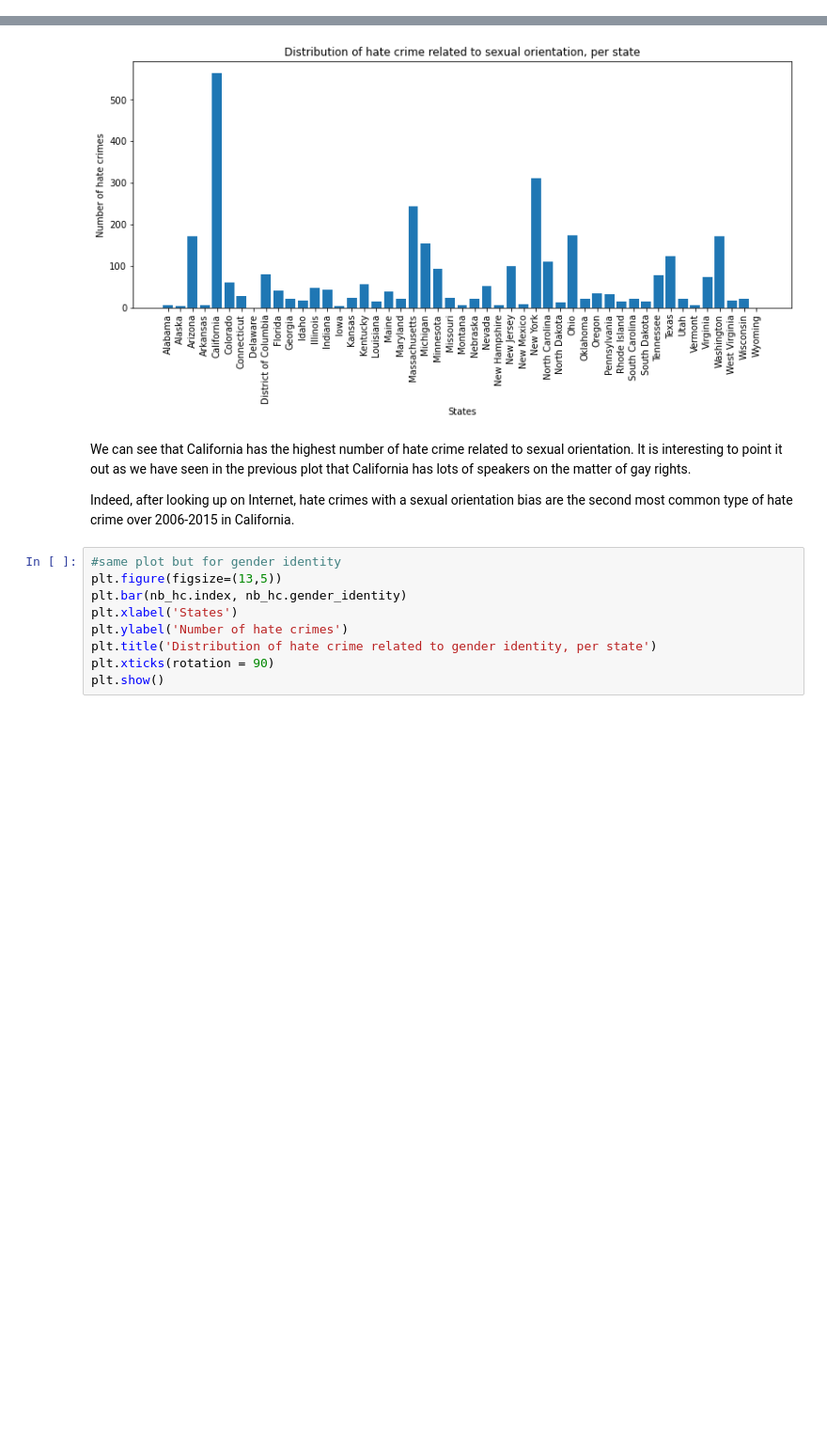
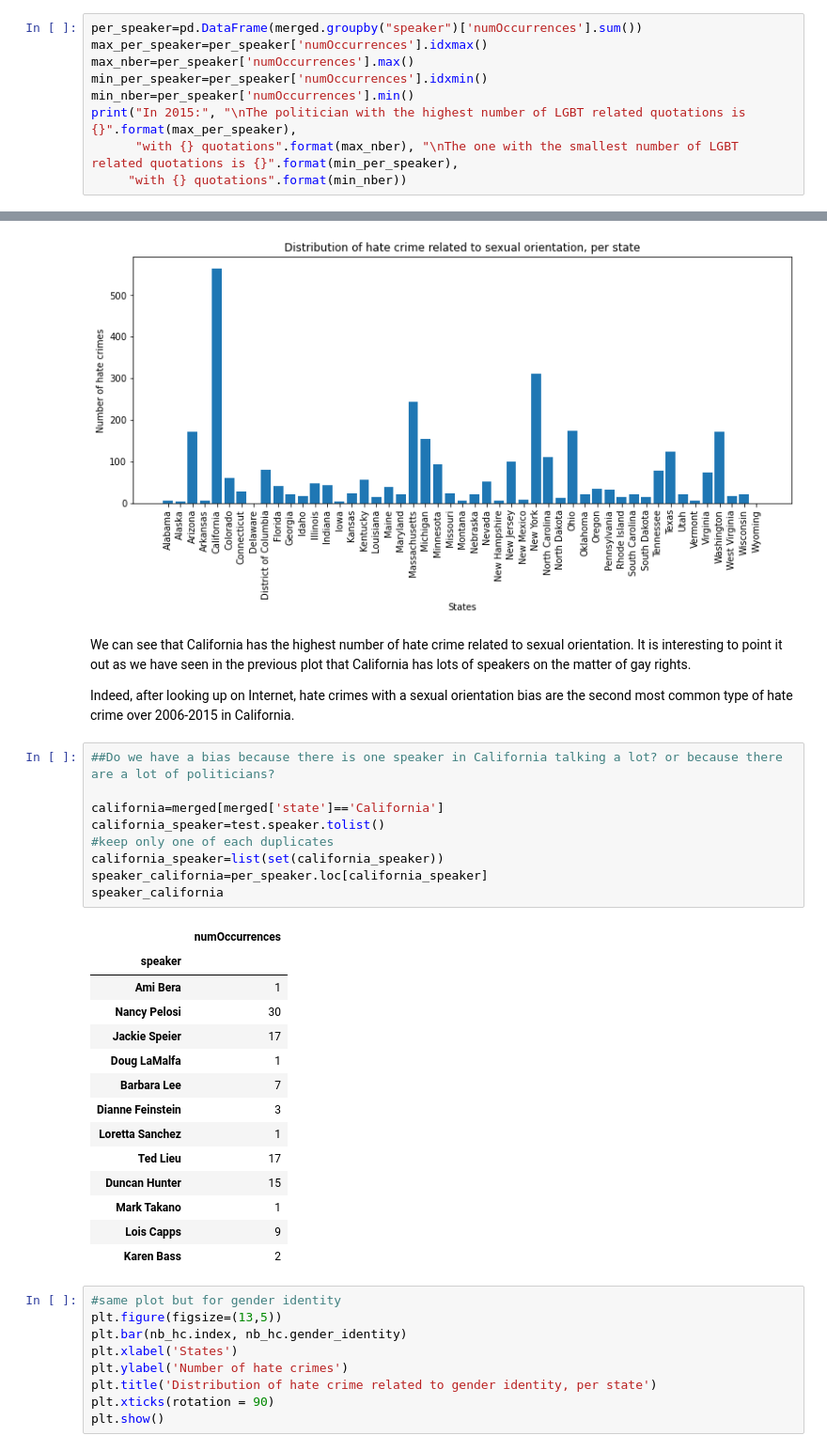
Before and after one commit to epfl-ada/ada-2021-project-ada_group_project, a Jupyter notebook: basic_exploration.ipynb, the cells around one changed output, grey strips where cells are left out. Shown at 94% size. Cells and saved outputs as stored; diff of their text form; blank space fills up the shorter version.

```diff
--- a/basic_exploration.ipynb
+++ b/basic_exploration.ipynb
@@ -178,0 +150,9 @@ Name: numOccurrences, Length: 124, dtype: int64
+# %%
+per_speaker=pd.DataFrame(merged.groupby("speaker")['numOccurrences'].sum())
+max_per_speaker=per_speaker['numOccurrences'].idxmax()
+max_nber=per_speaker['numOccurrences'].max()
+min_per_speaker=per_speaker['numOccurrences'].idxmin()
+min_nber=per_speaker['numOccurrences'].min()
+print("In 2015:", "\nThe politician with the highest number of LGBT related quotations is {}".format(max_per_speaker),
+      "with {} quotations".format(max_nber), "\nThe one with the smallest number of LGBT related quotations is {}".format(min_per_speaker),
+     "with {} quotations".format(min_nber))
@@ -327,6 +291,30 @@ plt.show()
 We can see that California has the highest number of hate crime related to sexual orientation. It is interesting to point it out as we have seen in the previous plot that California has lots of speakers on the matter of gay rights.
 
 Indeed, after looking up on Internet, hate crimes with a sexual orientation bias are the second most common type of hate crime over 2006-2015 in California.
+# %%
+##Do we have a bias because there is one speaker in California talking a lot? or because there are a lot of politicians?
+
+california=merged[merged['state']=='California']
+california_speaker=test.speaker.tolist()
+#keep only one of each duplicates
+california_speaker=list(set(california_speaker))
+speaker_california=per_speaker.loc[california_speaker]
+speaker_california
+# %% [output]
+|  | numOccurrences |
+| speaker |  |
+| Ami Bera | 1 |
+| Nancy Pelosi | 30 |
+| Jackie Speier | 17 |
+| Doug LaMalfa | 1 |
+| Barbara Lee | 7 |
+| Dianne Feinstein | 3 |
+| Loretta Sanchez | 1 |
+| Ted Lieu | 17 |
+| Duncan Hunter | 15 |
+| Mark Takano | 1 |
+| Lois Capps | 9 |
+| Karen Bass | 2 |
 # %%
 #same plot but for gender identity
 plt.figure(figsize=(13,5))
```
Also changed, not shown: parts of 15 cells of this notebook.
